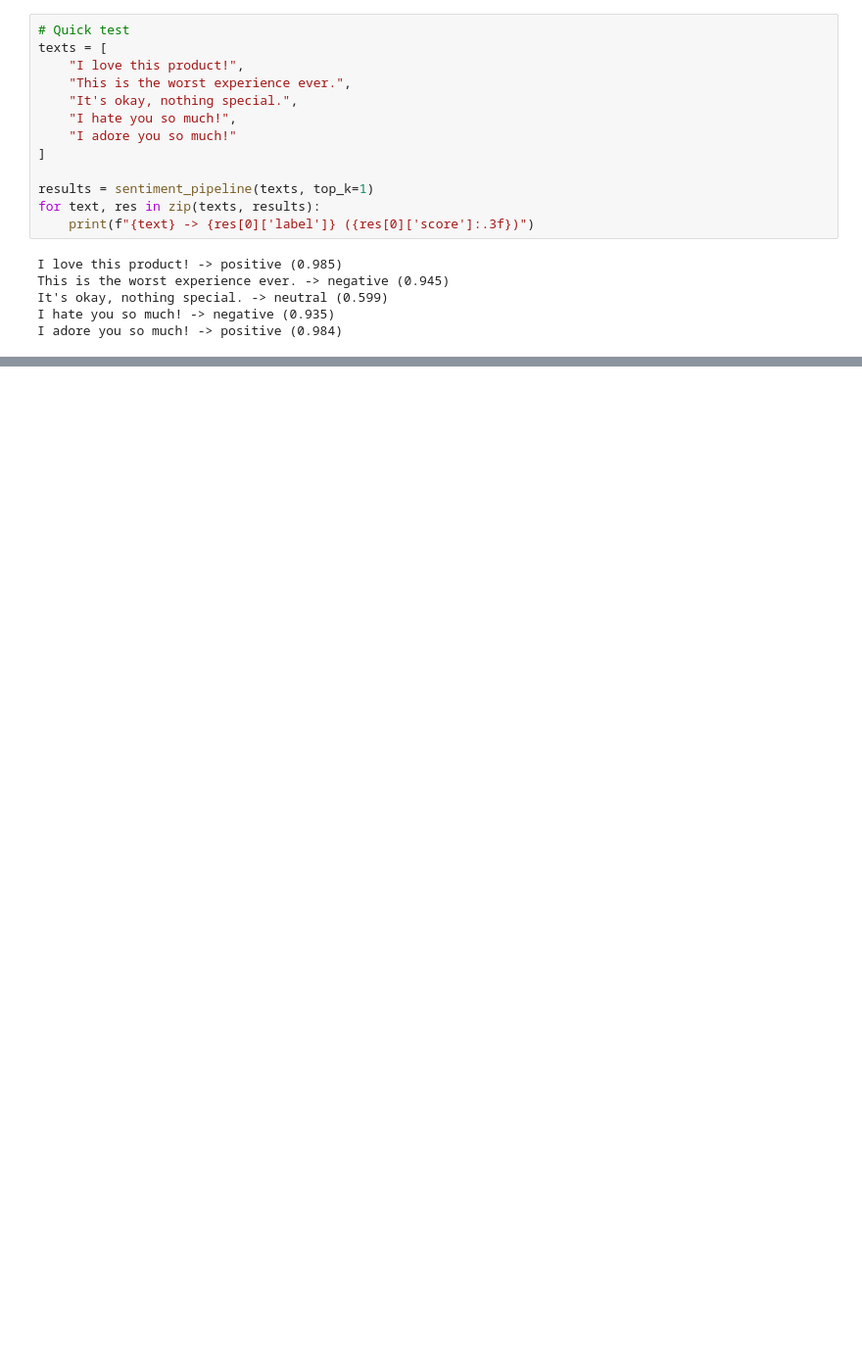
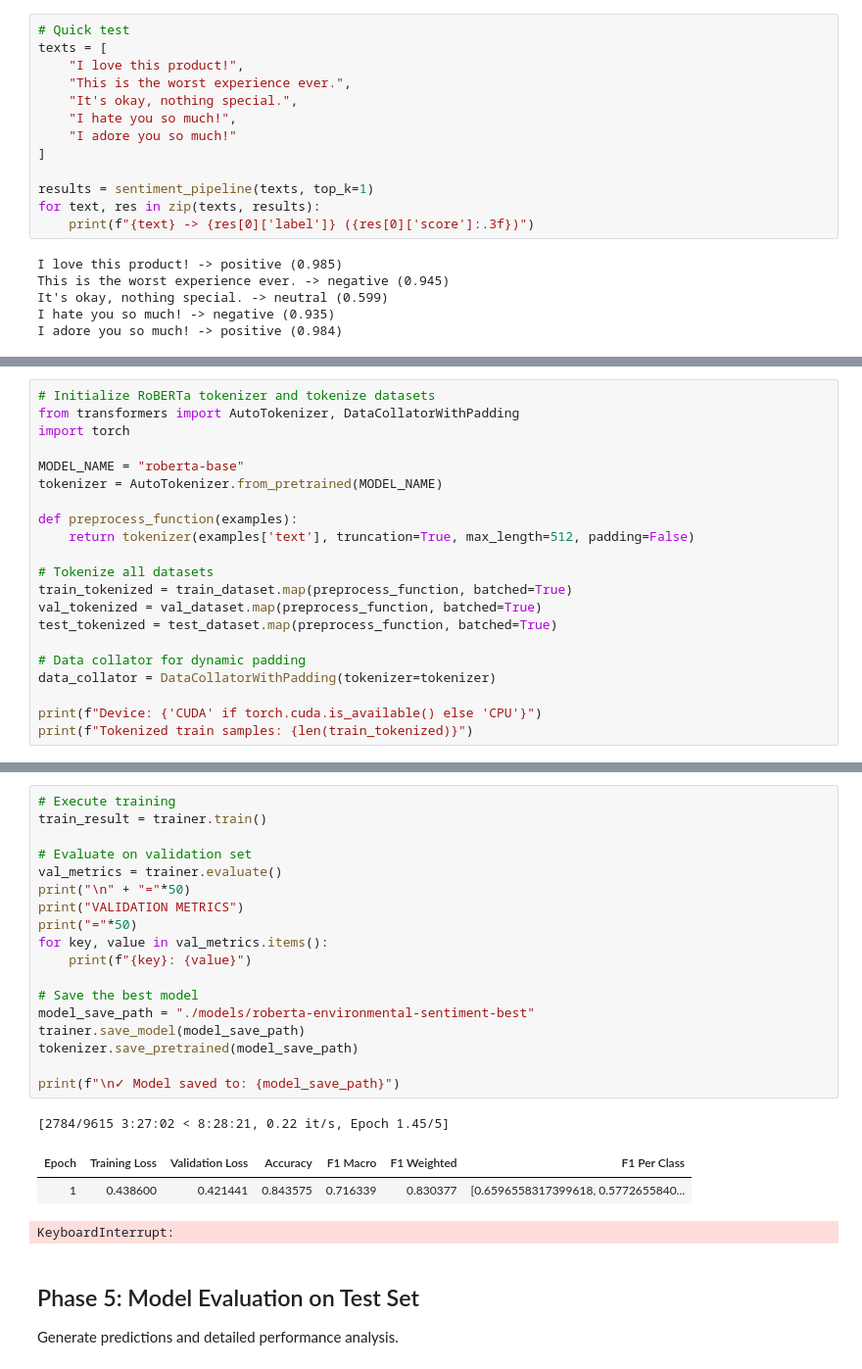
Before and after one commit to CupNoodlez/Summarized-Sentiment-Analyzer, a Jupyter notebook: RoBERTa_Sentiment.ipynb, the cells around one changed output, grey strips where cells are left out. Shown at 98% size. Cells and saved outputs as stored; diff of their text form; blank space fills up the shorter version.

Commit message:
model enhancement: update dependencies in progress: sentiment analysis notebook

```diff
--- a/RoBERTa_Sentiment.ipynb
+++ b/RoBERTa_Sentiment.ipynb
@@ -163,0 +273,21 @@ Setup environment and initialize a RoBERTa-based sentiment pipeline.
+# %%
+# Initialize RoBERTa tokenizer and tokenize datasets
+from transformers import AutoTokenizer, DataCollatorWithPadding
+import torch
+
+MODEL_NAME = "roberta-base"
+tokenizer = AutoTokenizer.from_pretrained(MODEL_NAME)
+
+def preprocess_function(examples):
+    return tokenizer(examples['text'], truncation=True, max_length=512, padding=False)
+
+# Tokenize all datasets
+train_tokenized = train_dataset.map(preprocess_function, batched=True)
+val_tokenized = val_dataset.map(preprocess_function, batched=True)
+test_tokenized = test_dataset.map(preprocess_function, batched=True)
+
+# Data collator for dynamic padding
+data_collator = DataCollatorWithPadding(tokenizer=tokenizer)
+
+print(f"Device: {'CUDA' if torch.cuda.is_available() else 'CPU'}")
+print(f"Tokenized train samples: {len(train_tokenized)}")
@@ -163,0 +390,27 @@ Setup environment and initialize a RoBERTa-based sentiment pipeline.
+# %%
+# Execute training
+train_result = trainer.train()
+
+# Evaluate on validation set
+val_metrics = trainer.evaluate()
+print("\n" + "="*50)
+print("VALIDATION METRICS")
+print("="*50)
+for key, value in val_metrics.items():
+    print(f"{key}: {value}")
+
+# Save the best model
+model_save_path = "./models/roberta-environmental-sentiment-best"
+trainer.save_model(model_save_path)
+tokenizer.save_pretrained(model_save_path)
+
+print(f"\n✓ Model saved to: {model_save_path}")
+# %% [output]
+[2784/9615 3:27:02 < 8:28:21, 0.22 it/s, Epoch 1.45/5]
+| Epoch | Training Loss | Validation Loss | Accuracy | F1 Macro | F1 Weighted | F1 Per Class |
+| 1 | 0.438600 | 0.421441 | 0.843575 | 0.716339 | 0.830377 | [0.6596558317399618, 0.5772655840... |
+KeyboardInterrupt:
+# %% [markdown]
+## Phase 5: Model Evaluation on Test Set
+
+Generate predictions and detailed performance analysis.
```
Also changed, not shown: parts of 31 cells of this notebook, 2 other files.
